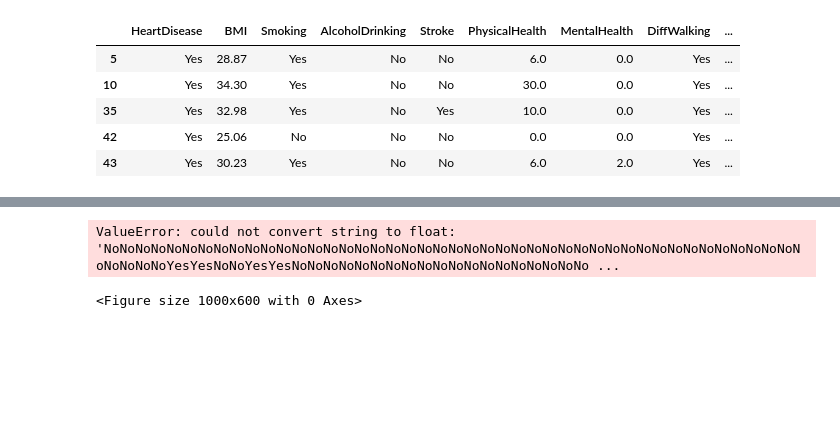
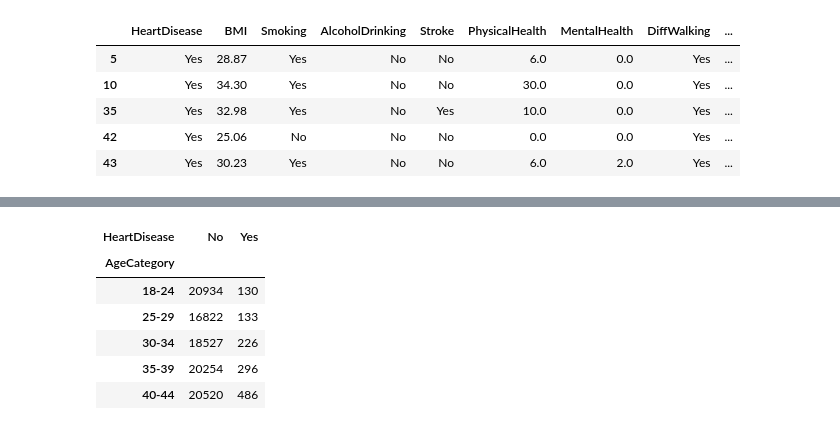
Before and after one commit to prez212/Project1-Team6, a Jupyter notebook: Heart_Disease_Predictor.ipynb, the cells around one changed output, grey strips where cells are left out. Cells and saved outputs as stored; diff of their text form; code cells hidden in the pictures; blank space fills up the shorter version.

```diff
--- a/Heart_Disease_Predictor.ipynb
+++ b/Heart_Disease_Predictor.ipynb
@@ -95,15 +94,10 @@ plt.show()
-# %%
-#Prepare the data for plotting
-
-heatmap_data = data.pivot_table(index='AgeCategory', columns='Sex', aggfunc='sum')
-
-# Step 4: Plot the heatmap using matplotlib/seaborn
-plt.figure(figsize=(10, 6))
-sb.heatmap(heatmap_data, cmap='coolwarm', annot=False, linewidths=.5, cbar=False) # Set annot=False
-plt.title('Heatmap of Age Groups and Sex')
-plt.xlabel('Sex')
-plt.ylabel('Age Group')
-plt.show()
-# %% [output]
-ValueError: could not convert string to float: 'NoNoNoNoNoNoNoNoNoNoNoNoNoNoNoNoNoNoNoNoNoNoNoNoNoNoNoNoNoNoNoNoNoNoNoNoNoNoNoNoNoNoNoNoNoNoNoNoNoYesYesNoNoYesYesNoNoNoNoNoNoNoNoNoNoNoNoNoNoNoNoNoNoNo ...
-<Figure size 1000x600 with 0 Axes>
+# %%
+grouped_data_agehd.head()
+# %% [output]
+| HeartDisease | No | Yes |
+| AgeCategory |  |  |
+| 18-24 | 20934 | 130 |
+| 25-29 | 16822 | 133 |
+| 30-34 | 18527 | 226 |
+| 35-39 | 20254 | 296 |
+| 40-44 | 20520 | 486 |
```
Also changed, not shown: parts of 2 cells of this notebook, 4 other files.
